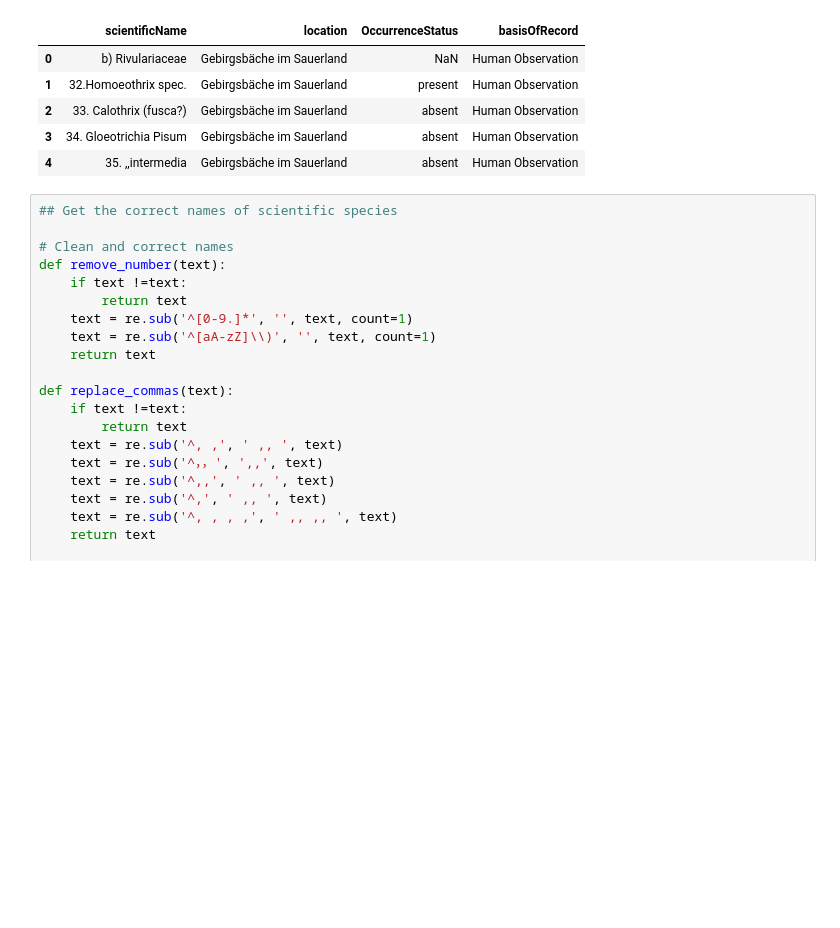
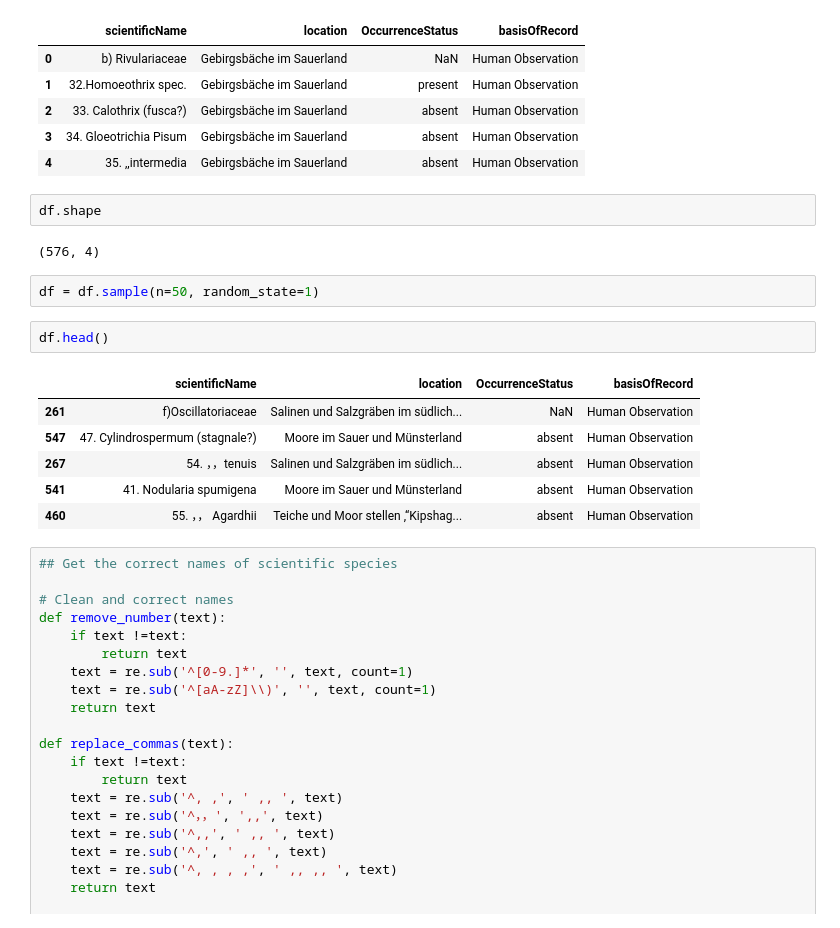
Before and after one commit to vyasakhilesh/sc_species, a Jupyter notebook: data_preparation.ipynb, the cells around one changed output. Cells and saved outputs as stored; diff of their text form; blank space fills up the shorter version.

```diff
--- a/data_preparation.ipynb
+++ b/data_preparation.ipynb
@@ -61,6 +61,21 @@ df.head()
 | 2 | 33. Calothrix (fusca?) | Gebirgsbäche im Sauerland | absent | Human Observation |
 | 3 | 34. Gloeotrichia Pisum | Gebirgsbäche im Sauerland | absent | Human Observation |
 | 4 | 35. ,,intermedia | Gebirgsbäche im Sauerland | absent | Human Observation |
+# %%
+df.shape
+# %% [output]
+(576, 4)
+# %%
+df = df.sample(n=50, random_state=1)
+# %%
+df.head()
+# %% [output]
+|  | scientificName | location | OccurrenceStatus | basisOfRecord |
+| 261 | f)Oscillatoriaceae | Salinen und Salzgräben im südlich... | NaN | Human Observation |
+| 547 | 47. Cylindrospermum (stagnale?) | Moore im Sauer und Münsterland | absent | Human Observation |
+| 267 | 54. ，，tenuis | Salinen und Salzgräben im südlich... | absent | Human Observation |
+| 541 | 41. Nodularia spumigena | Moore im Sauer und Münsterland | absent | Human Observation |
+| 460 | 55. ，， Agardhii | Teiche und Moor stellen ,“Kipshag... | absent | Human Observation |
 # %%
 ## Get the correct names of scientific species
 
```
Also changed, not shown: parts of 5 cells of this notebook, 5 other files.
